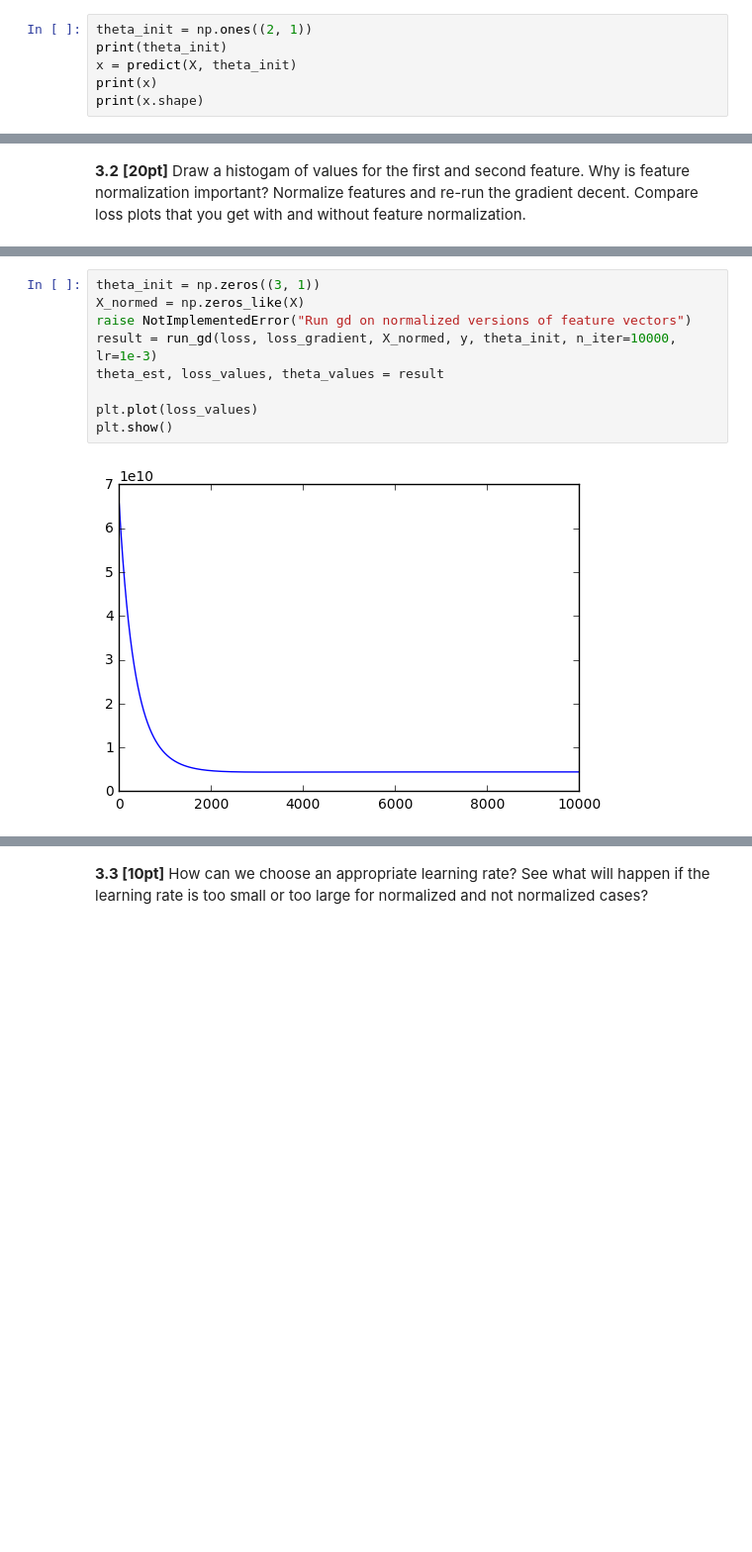
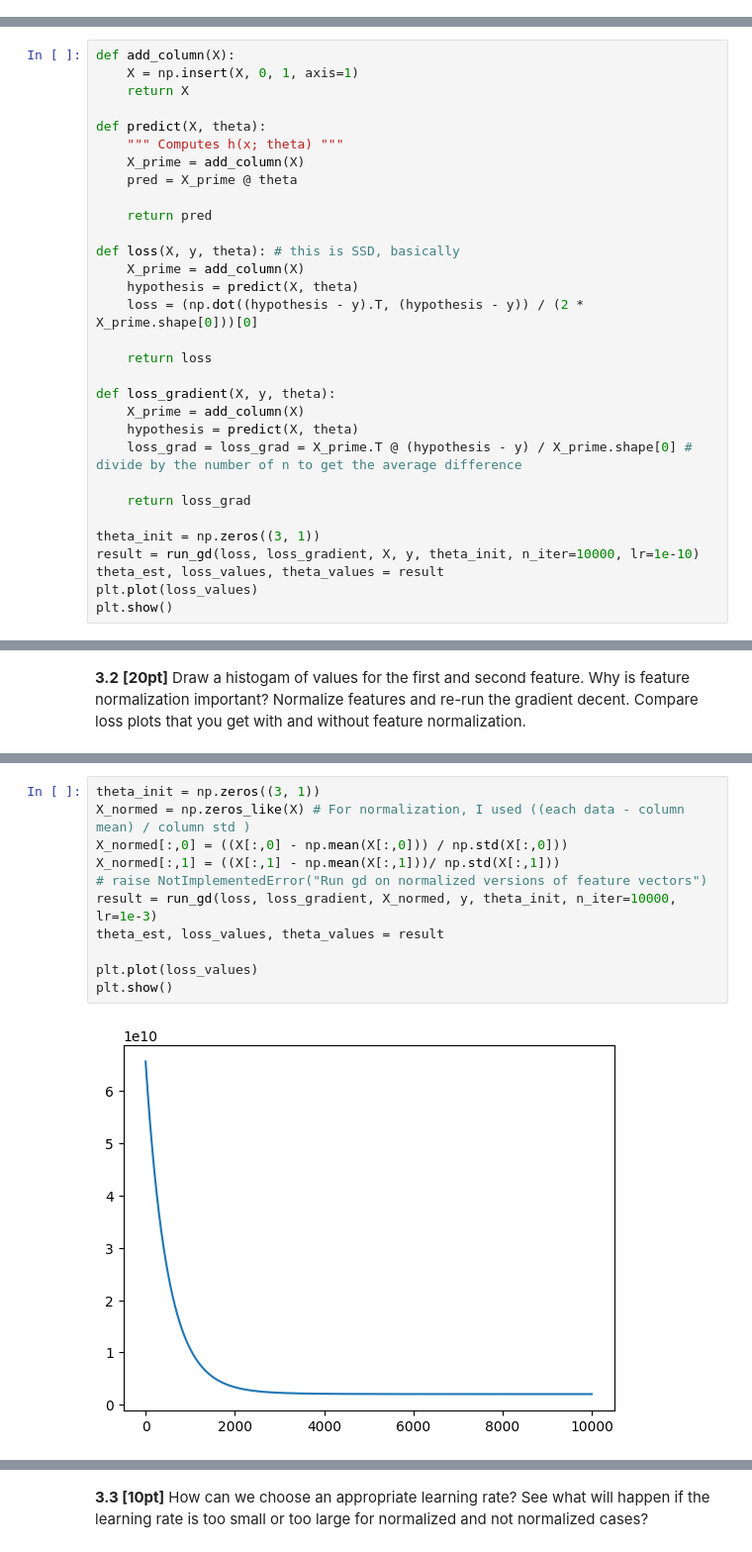
Before and after one commit to digitaldna01/boston-univ, a Jupyter notebook: CAS CS 542/HW/pset1/pset1.ipynb, the cells around one changed output, grey strips where cells are left out. Shown at 99% size. Cells and saved outputs as stored; diff of their text form; blank space fills up the shorter version.

```diff
--- a/CAS CS 542/HW/pset1/pset1.ipynb
+++ b/CAS CS 542/HW/pset1/pset1.ipynb
@@ -217,9 +217,3 @@ theta_init = np.zeros((2, 1))
 print(loss(X, y, theta_init))
 # %% [output]
 [32.07273388]
-# %%
-theta_init = np.ones((2, 1))
-print(theta_init)
-x = predict(X, theta_init)
-print(x)
-print(x.shape)
@@ -425,0 +407,31 @@ plt.show()
+# %%
+def add_column(X):
+    X = np.insert(X, 0, 1, axis=1)
+    return X
+
+def predict(X, theta):
+    """ Computes h(x; theta) """
+    X_prime = add_column(X)
+    pred = X_prime @ theta
+
+    return pred
+
+def loss(X, y, theta): # this is SSD, basically
+    X_prime = add_column(X)
+    hypothesis = predict(X, theta)
+    loss = (np.dot((hypothesis - y).T, (hypothesis - y)) / (2 * X_prime.shape[0]))[0]
+
+    return loss
+
+def loss_gradient(X, y, theta):
+    X_prime = add_column(X)
+    hypothesis = predict(X, theta)
+    loss_grad = loss_grad = X_prime.T @ (hypothesis - y) / X_prime.shape[0] # divide by the number of n to get the average difference
+
+    return loss_grad
+
+theta_init = np.zeros((3, 1))
+result = run_gd(loss, loss_gradient, X, y, theta_init, n_iter=10000, lr=1e-10)
+theta_est, loss_values, theta_values = result
+plt.plot(loss_values)
+plt.show()
@@ -437,11 +456,13 @@ plt.show()
 # %%
 theta_init = np.zeros((3, 1))
-X_normed = np.zeros_like(X)
-raise NotImplementedError("Run gd on normalized versions of feature vectors")
+X_normed = np.zeros_like(X) # For normalization, I used ((each data - column mean) / column std )
+X_normed[:,0] = ((X[:,0] - np.mean(X[:,0])) / np.std(X[:,0]))
+X_normed[:,1] = ((X[:,1] - np.mean(X[:,1]))/ np.std(X[:,1]))
+# raise NotImplementedError("Run gd on normalized versions of feature vectors")
 result = run_gd(loss, loss_gradient, X_normed, y, theta_init, n_iter=10000, lr=1e-3)
 theta_est, loss_values, theta_values = result
 
 plt.plot(loss_values)
 plt.show()
 # %% [output]
-[figure, old version]
+[figure, new version]
```
Also changed, not shown: parts of 11 cells of this notebook.
